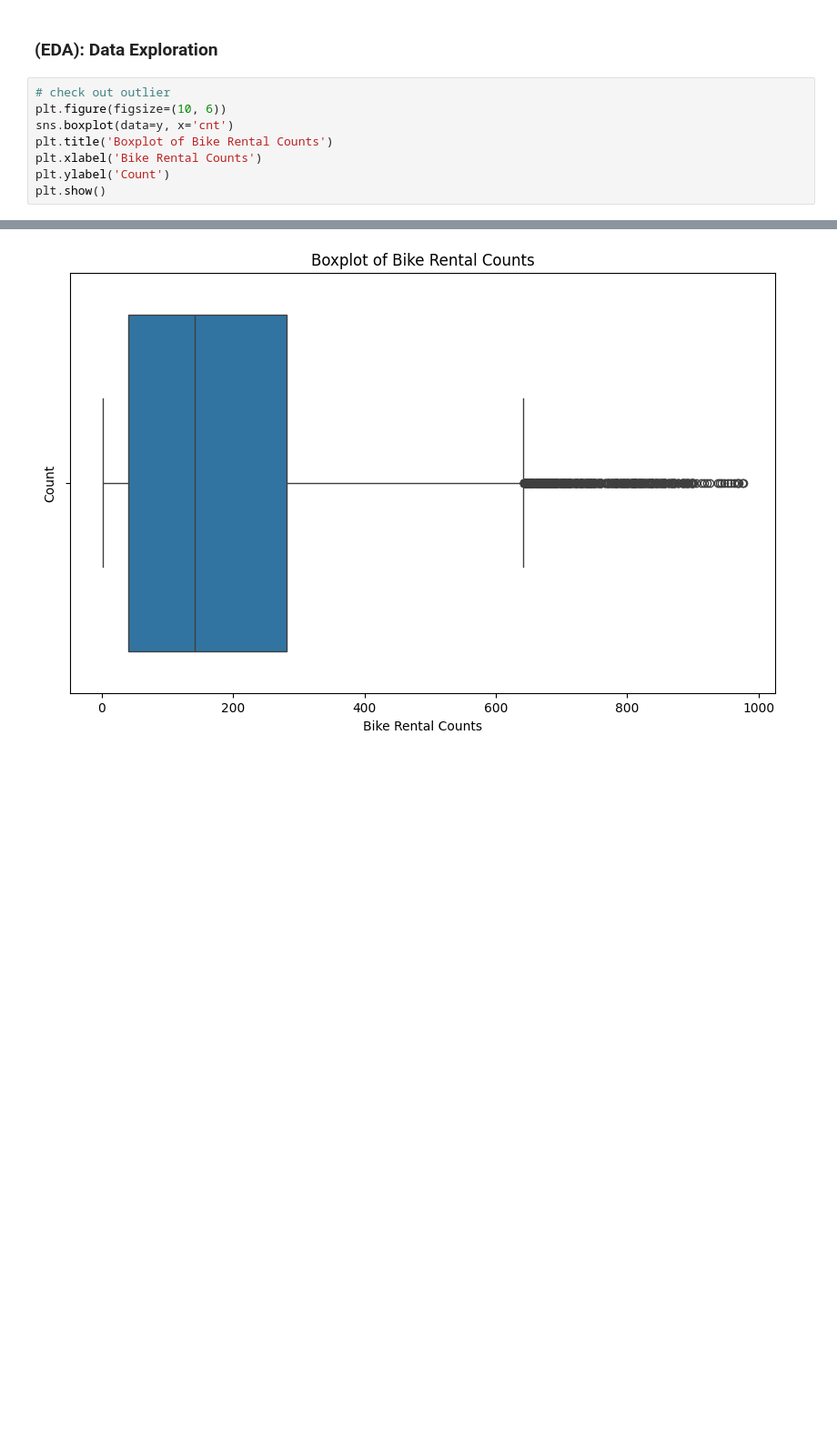
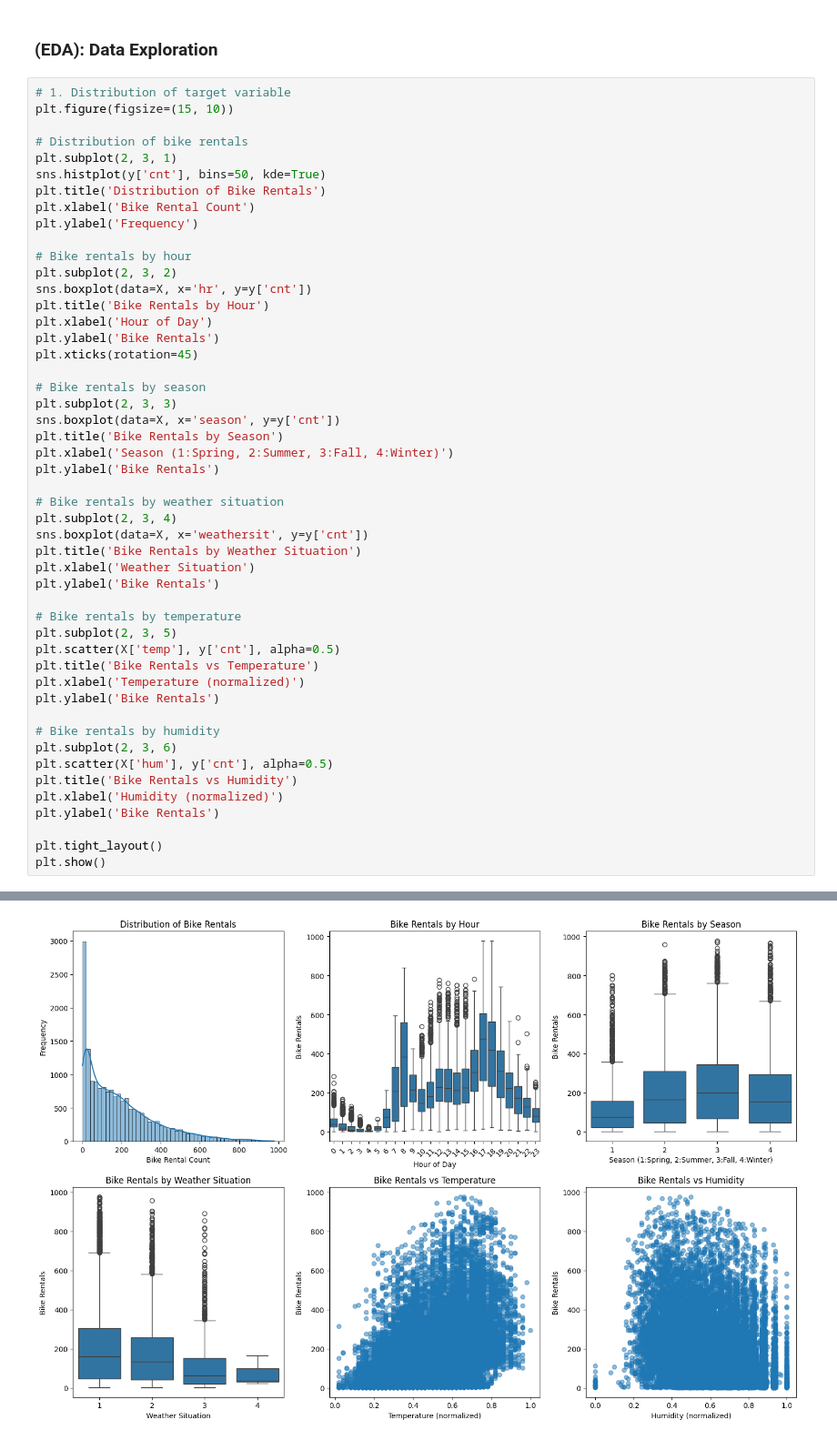
Before and after one commit to JaiswarYash/90-day-project-based-machine-learning, a Jupyter notebook: day-04-DecisionTree/day-04-DecisionTree.ipynb, the cells around one changed output, grey strips where cells are left out. Shown: that part at 91% size. Drawn from its saved outputs; the diff is of its cells as text; blank space fills up the shorter version.

```diff
--- a/day-04-DecisionTree/day-04-DecisionTree.ipynb
+++ b/day-04-DecisionTree/day-04-DecisionTree.ipynb
@@ -188,11 +189,52 @@ X.tail()
 # %% [markdown]
 ### (EDA): Data Exploration
 # %%
-# check out outlier
-plt.figure(figsize=(10, 6))
-sns.boxplot(data=y, x='cnt')
-plt.title('Boxplot of Bike Rental Counts')
-plt.xlabel('Bike Rental Counts')
-plt.ylabel('Count')
+# 1. Distribution of target variable
+plt.figure(figsize=(15, 10))
+
+# Distribution of bike rentals
+plt.subplot(2, 3, 1)
+sns.histplot(y['cnt'], bins=50, kde=True)
+plt.title('Distribution of Bike Rentals')
+plt.xlabel('Bike Rental Count')
+plt.ylabel('Frequency')
+
+# Bike rentals by hour
+plt.subplot(2, 3, 2)
+sns.boxplot(data=X, x='hr', y=y['cnt'])
+plt.title('Bike Rentals by Hour')
+plt.xlabel('Hour of Day')
+plt.ylabel('Bike Rentals')
+plt.xticks(rotation=45)
+
+# Bike rentals by season
+plt.subplot(2, 3, 3)
+sns.boxplot(data=X, x='season', y=y['cnt'])
+plt.title('Bike Rentals by Season')
+plt.xlabel('Season (1:Spring, 2:Summer, 3:Fall, 4:Winter)')
+plt.ylabel('Bike Rentals')
+
+# Bike rentals by weather situation
+plt.subplot(2, 3, 4)
+sns.boxplot(data=X, x='weathersit', y=y['cnt'])
+plt.title('Bike Rentals by Weather Situation')
+plt.xlabel('Weather Situation')
+plt.ylabel('Bike Rentals')
+
+# Bike rentals by temperature
+plt.subplot(2, 3, 5)
+plt.scatter(X['temp'], y['cnt'], alpha=0.5)
+plt.title('Bike Rentals vs Temperature')
+plt.xlabel('Temperature (normalized)')
+plt.ylabel('Bike Rentals')
+
+# Bike rentals by humidity
+plt.subplot(2, 3, 6)
+plt.scatter(X['hum'], y['cnt'], alpha=0.5)
+plt.title('Bike Rentals vs Humidity')
+plt.xlabel('Humidity (normalized)')
+plt.ylabel('Bike Rentals')
+
+plt.tight_layout()
 plt.show()
 # %% [output]
@@ -200 +241 @@ AttributeError: module 'matplotlib.pyplot' has no attribute 'rotate_xlabels'
-[figure, old version]
+[figure, new version]
```
Also changed, not shown: parts of 18 cells of this notebook.
